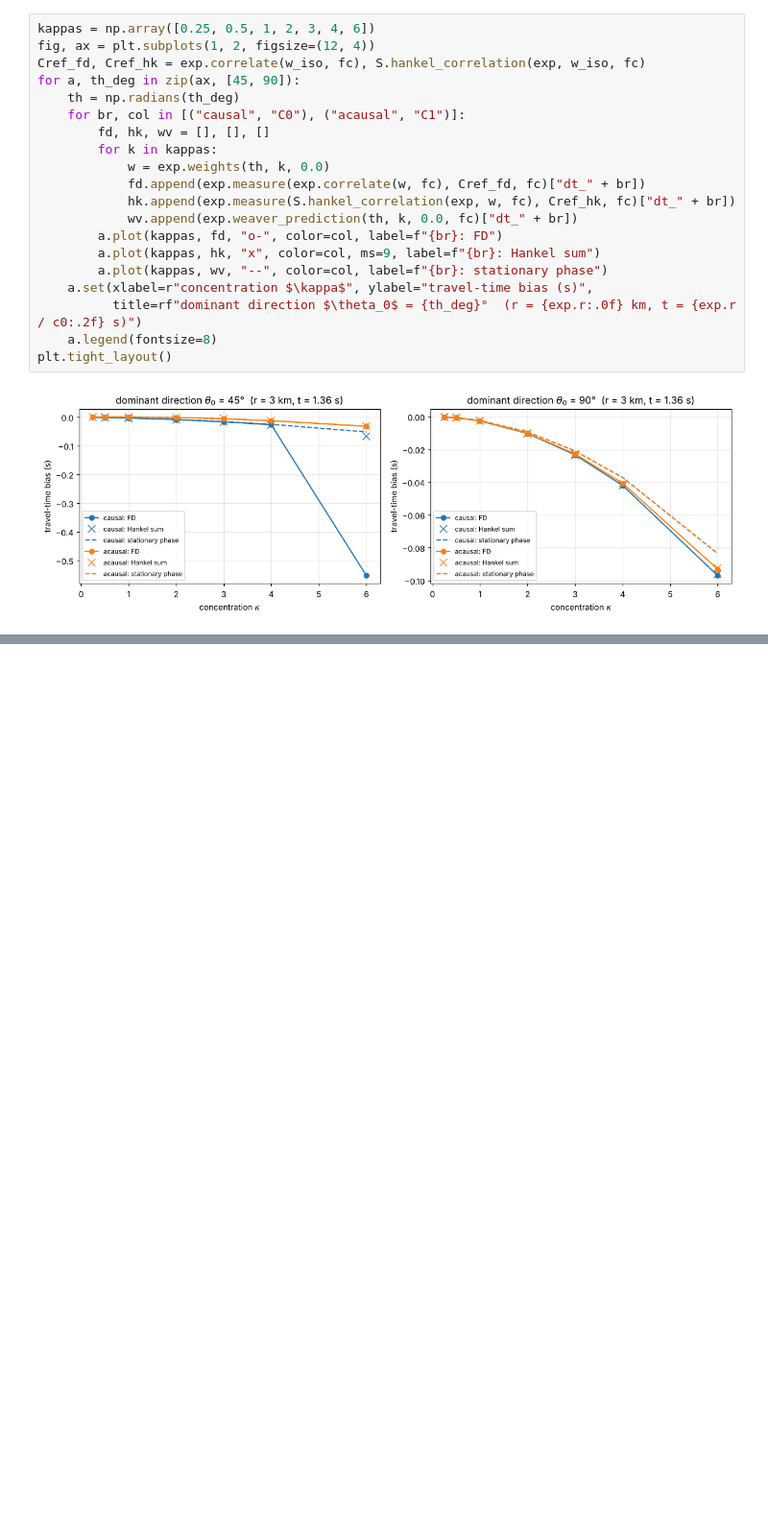
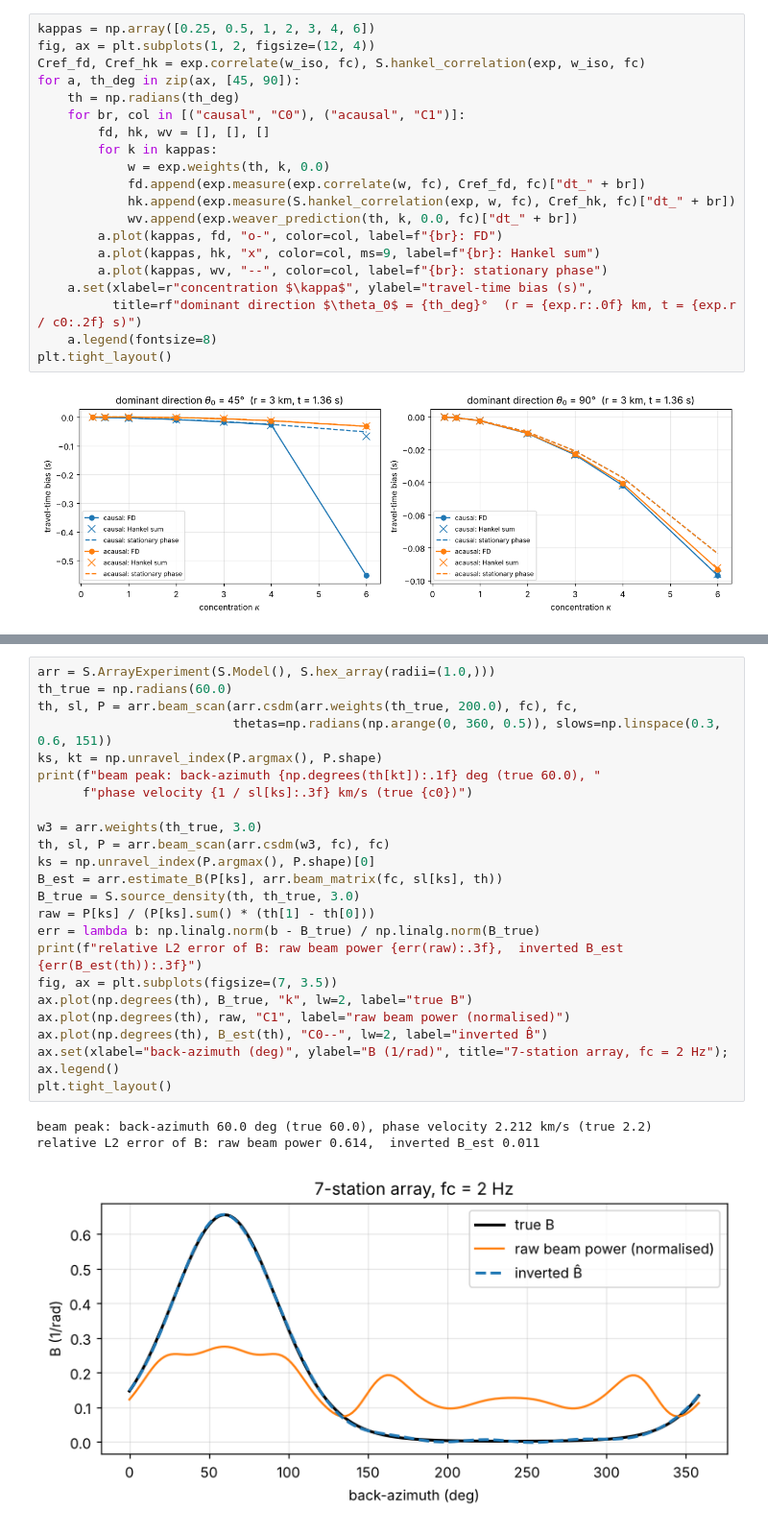
Before and after one commit to zach-shallenberger/GPCOMP-ambient-directionality, a Jupyter notebook: verification.ipynb, the cells around one changed output, grey strips where cells are left out. Shown at 96% size. Drawn from its saved outputs; the diff is of its cells as text; blank space fills up the shorter version.

```diff
--- a/verification.ipynb
+++ b/verification.ipynb
@@ -201,0 +207,27 @@ plt.tight_layout()
+# %%
+arr = S.ArrayExperiment(S.Model(), S.hex_array(radii=(1.0,)))
+th_true = np.radians(60.0)
+th, sl, P = arr.beam_scan(arr.csdm(arr.weights(th_true, 200.0), fc), fc,
+                          thetas=np.radians(np.arange(0, 360, 0.5)), slows=np.linspace(0.3, 0.6, 151))
+ks, kt = np.unravel_index(P.argmax(), P.shape)
+print(f"beam peak: back-azimuth {np.degrees(th[kt]):.1f} deg (true 60.0), "
+      f"phase velocity {1 / sl[ks]:.3f} km/s (true {c0})")
+
+w3 = arr.weights(th_true, 3.0)
+th, sl, P = arr.beam_scan(arr.csdm(w3, fc), fc)
+ks = np.unravel_index(P.argmax(), P.shape)[0]
+B_est = arr.estimate_B(P[ks], arr.beam_matrix(fc, sl[ks], th))
+B_true = S.source_density(th, th_true, 3.0)
+raw = P[ks] / (P[ks].sum() * (th[1] - th[0]))
+err = lambda b: np.linalg.norm(b - B_true) / np.linalg.norm(B_true)
+print(f"relative L2 error of B: raw beam power {err(raw):.3f},  inverted B_est {err(B_est(th)):.3f}")
+fig, ax = plt.subplots(figsize=(7, 3.5))
+ax.plot(np.degrees(th), B_true, "k", lw=2, label="true B")
+ax.plot(np.degrees(th), raw, "C1", label="raw beam power (normalised)")
+ax.plot(np.degrees(th), B_est(th), "C0--", lw=2, label="inverted B̂")
+ax.set(xlabel="back-azimuth (deg)", ylabel="B (1/rad)", title="7-station array, fc = 2 Hz"); ax.legend()
+plt.tight_layout()
+# %% [output]
+beam peak: back-azimuth 60.0 deg (true 60.0), phase velocity 2.212 km/s (true 2.2)
+relative L2 error of B: raw beam power 0.614,  inverted B_est 0.011
+[figure, added]
```
Also changed, not shown: parts of 5 cells of this notebook, 6 other files.
